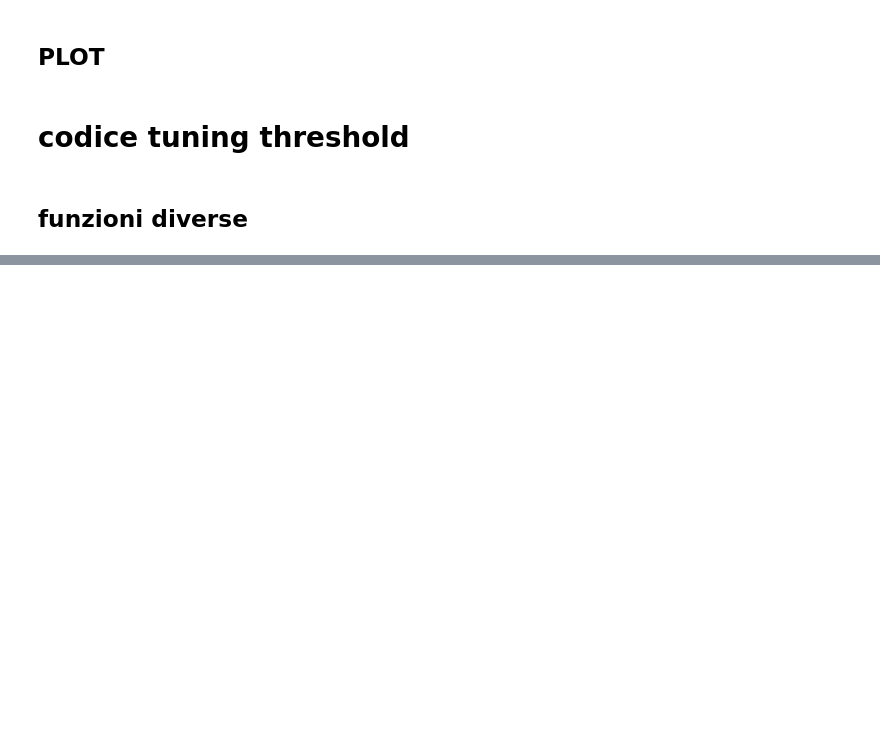
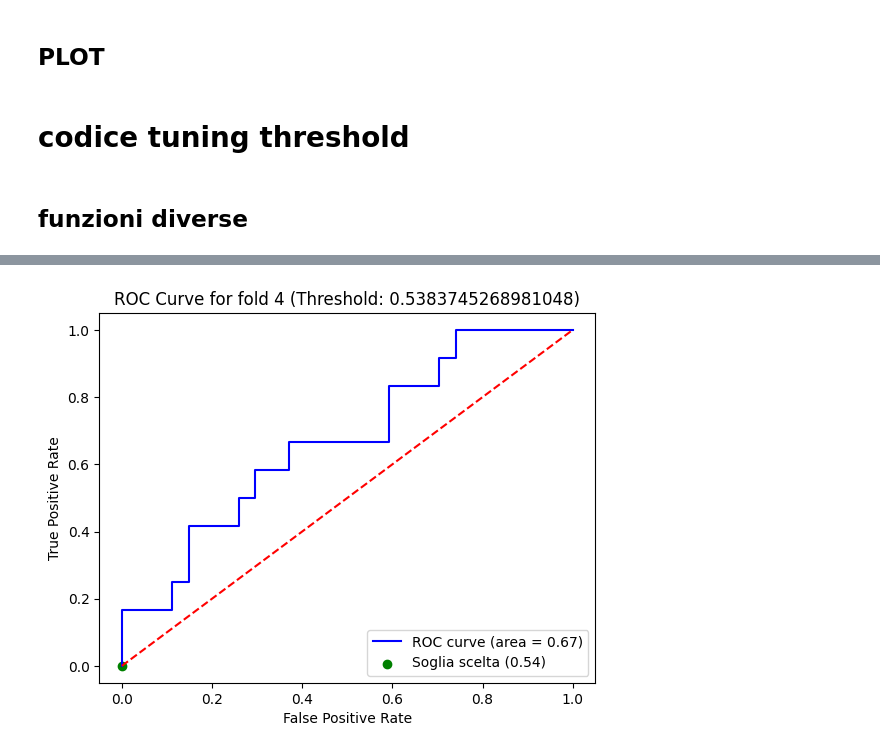
Before and after one commit to alessiamenozzi/ThesisPlaques, a Jupyter notebook: Classificatori/Classificatore3D.ipynb, the cells around one changed output, grey strips where cells are left out. Saved outputs shown, nothing was run; the diff lists cells and outputs as text; code cells hidden in the pictures; blank space fills up the shorter version.

Commit message:
Modifica per classificazione thresholds

```diff
--- a/Classificatori/Classificatore3D.ipynb
+++ b/Classificatori/Classificatore3D.ipynb
@@ -449,13 +475,12 @@ for fold_idx, (train_index, val_index) in enumerate(skf.split(X_train_reduced, Y
                         results_val[k]['f1']=best_case['f1']
                         results_val[k]['accuracy']=best_case['accuracy']
                         results_val[k]['confusion_matrix']=best_case['confusion_matrix']
-                        results_val[k]['best_threshold']=best_case['best_threshold']
+                        results_val[k]['threshold']=best_case['best_threshold']
 
                         k=k+1
 
             else:
-                #limit=len(x_train_reduced[0]) + 1
-                limit=50
+                limit=len(x_train_reduced[0]) + 1
                 for t in range(1, limit):
                     #print("Number of features ", t)
 
@@ -1213,0 +2085,15 @@ print(f"Numero di elementi con 'fold' diverso da None: {count_non_none_fold}")
+# %%
+n = 30
+best_3_combinations = sorted_results[:n]  # Mostra le n migliori configurazioni
+print(f"Migliori {n} combinazioni di parametri:")
+
+for i, (params, metrics) in enumerate(best_3_combinations, start=1):
+    print(f"\n#{i}:")
+    print(f"Classifier: {params[0]}")
+    print(f"Selector: {params[1]}")
+    print(f"Num_features: {metrics['num_features']}")
+    print(f"Threshold: {metrics['avg_threshold']}")
+    print(f"Performance medie: F1 = {metrics['avg_f1']} (std = {metrics['std_f1']}), "
+          f"PR AUC = {metrics['avg_pr_auc']} (std = {metrics['std_pr_auc']}), "
+          f"ROC AUC = {metrics['avg_roc_auc']} (std = {metrics['std_roc_auc']}), "
+          f"Accuracy = {metrics['avg_accuracy']} (std = {metrics['std_accuracy']})")
@@ -1213,0 +2192,75 @@ print(f"Numero di elementi con 'fold' diverso da None: {count_non_none_fold}")
+# %%
+import matplotlib.pyplot as plt
+from sklearn.metrics import roc_curve, auc, f1_score, accuracy_score, confusion_matrix
+
+# Funzione per fare predizioni sul test set e visualizzare la ROC con indicazione della soglia
+def predici_e_stampa_roc(indice, fold_num, X_test, y_test):
+    # Prendi i risultati ordinati in base a F1, ROC AUC e PR AUC
+    sorted_results = sorted(grid_results.items(), key=lambda x: (x[1]['avg_f1'], x[1]['avg_roc_auc'], x[1]['avg_pr_auc']), reverse=True)
+
+    if indice >= len(sorted_results):
+        print("L'indice è fuori dal range di sorted_results.")
+        return
+
+    # Prendi la combinazione corrispondente
+    params, metrics = sorted_results[indice]
+    classifier, selector, num_features = params
+
+    # Trova il fold specifico
+    filtered_results = [res for res in results_val if res['classifier'] == classifier and res['selector'] == selector and res['num_features'] == num_features]
+
+    if len(filtered_results) < fold_num:
+        print("Il fold specificato non esiste.")
+        return
+
+    # Prendi i risultati per il fold specifico
+    res = filtered_results[fold_num - 1]  # fold_num è 1-based, quindi sottrai 1 per accedere all'indice corretto
+    threshold = res['threshold']  # Usa la soglia che hai trovato sul validation
+    model = res['model']  # Usa il modello allenato per quel fold
+    selected_features = res['selected_features']  # Prendi le feature selezionate nel fold
+
+    # Riduci il test set alle feature selezionate nel fold di validazione
+    X_test_selected = X_test[:, selected_features]  # Applica la selezione delle feature
+
+    # Fai predizioni sul test set ridotto
+    y_proba_test = model.predict_proba(X_test_selected)[:, 1]
+
+    # Calcola la ROC curve
+    fpr_test, tpr_test, thresholds_test = roc_curve(y_test, y_proba_test)
+    roc_auc_test = auc(fpr_test, tpr_test)
+
+    # Trova il punto corrispondente alla soglia salvata sul validation set
+    idx_threshold = (thresholds_test >= threshold).argmax()  # Trova l'indice del punto sulla ROC
+    fpr_threshold = fpr_test[idx_threshold]
+    tpr_threshold = tpr_test[idx_threshold]
+
+    # Visualizza la ROC curve con la soglia salvata
+    plt.figure()
+    plt.plot(fpr_test, tpr_test, color='blue', label=f'ROC curve (area = {roc_auc_test:.2f})')
+    plt.plot([0, 1], [0, 1], color='red', linestyle='--')
+
+    # Mostra il punto della soglia scelta
+    plt.scatter(fpr_threshold, tpr_threshold, color='green', marker='o', label=f'Soglia scelta ({threshold:.2f})')
+
+    plt.xlabel('False Positive Rate')
+    plt.ylabel('True Positive Rate')
+    plt.title(f'ROC Curve for fold {fold_num} (Threshold: {threshold})')
+    plt.legend(loc="lower right")
+    plt.show()
+
+    # Applica la soglia salvata
+    y_pred_test = (y_proba_test >= threshold).astype(int)
+
+    # Stampa le metriche di valutazione sul test set
+    print(f"Test Results for fold {fold_num}:")
+    print(f"Threshold: {threshold}")
+    print(f"F1 Score: {f1_score(y_test, y_pred_test)}")
+    print(f"Accuracy: {accuracy_score(y_test, y_pred_test)}")
+    print(f"Confusion Matrix:\n{confusion_matrix(y_test, y_pred_test)}")
+
+# Esempio di utilizzo
+indice = 0  # Specifica l'indice del risultato ordinato che vuoi utilizzare
+fold_num = 4  # Specifica il fold migliore che hai trovato
+predici_e_stampa_roc(indice, fold_num, X_test_reduced, y_test)
+# %% [output]
+[figure, added]
```
Also changed, not shown: parts of 31 cells of this notebook.
